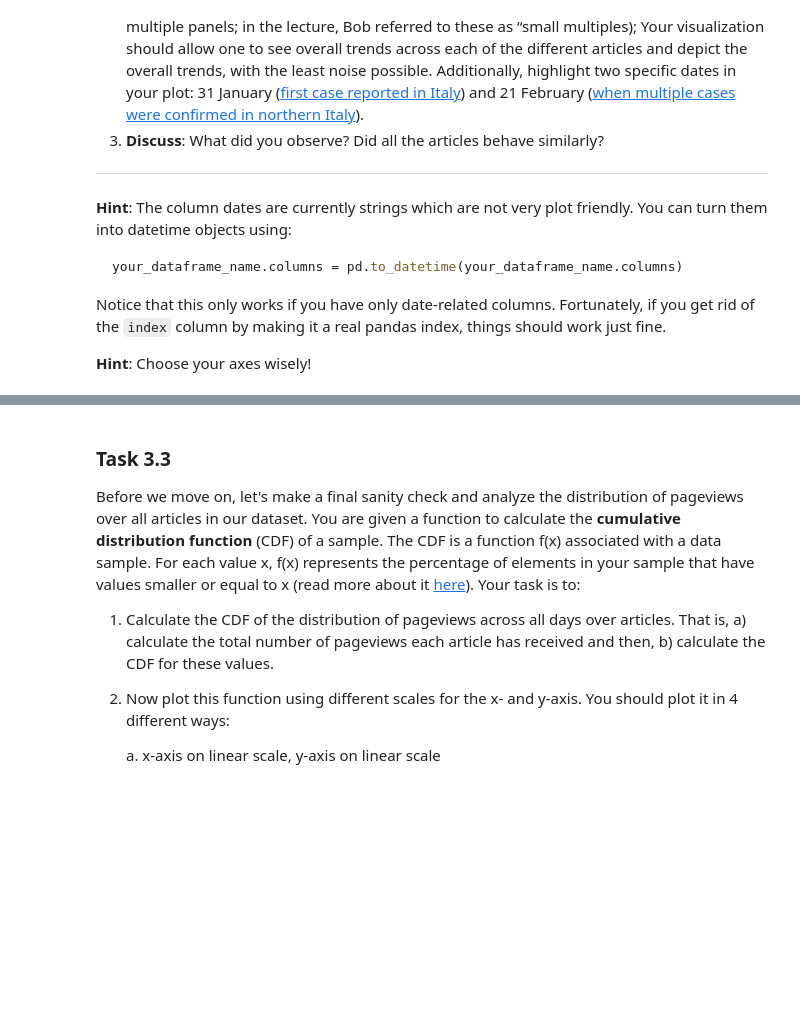
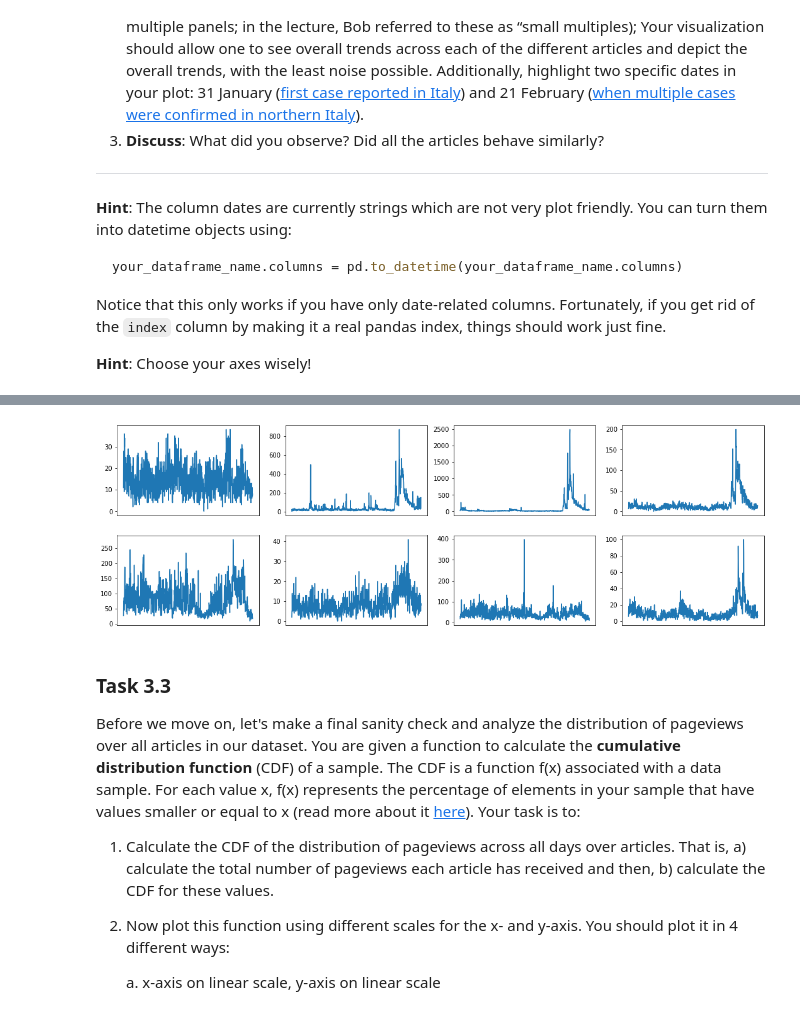
Before and after one commit to epfl-ada/2020, a Jupyter notebook: Homework/01 - Pandas Data Wrangling and Data Viz/hw1.ipynb, the cells around one changed output, grey strips where cells are left out. Cells and saved outputs as stored; diff of their text form; code cells hidden in the pictures; blank space fills up the shorter version.

```diff
--- a/Homework/01 - Pandas Data Wrangling and Data Viz/hw1.ipynb
+++ b/Homework/01 - Pandas Data Wrangling and Data Viz/hw1.ipynb
@@ -129,3 +129,12 @@ import pickle
 
 ### ~ 1.1
 ### Your code here! ###
+
+DATA_FOLDER = 'Data/'
+ARTICLES_DATASET = DATA_FOLDER+"articles.tsv.gz"
+TOPICS_DATASET = DATA_FOLDER+"topics.jsonl.gz"
+MAPPING_DATASET = DATA_FOLDER+"mapping.pickle"
+# %%
+articles = pd.read_csv(ARTICLES_DATASET, compression='gzip', sep='\t', error_bad_lines=False)
+# Line 7 is ignored because it has 945 fields (one more than all the other lines)
+articles.head()
@@ -153,0 +210,8 @@ After understanding what they are, your task is now to filter these lines using
+# %%
+### ~ 2.1
+### Your code here! ###
+
+filtered_articles = articles[~articles['index'].str.contains("Discussione")]
+
+#filtered_articles = articles[articles['index'].apply(lambda x:x not in ["Discussione"])]
+filtered_articles.head(181)
@@ -213,0 +333,7 @@ plt.figure(figsize=(14,3)) # change this if needed
+# %%
+### ~ 3.2.1
+### Your code here! ###
+
+import re
+virus_articles = filtered_articles[(filtered_articles['index'].str.contains("virus", flags=re.IGNORECASE)) & (filtered_articles.sum(axis=1)>=7000)]
+virus_articles
@@ -214,3 +351,26 @@ plt.figure(figsize=(14,3)) # change this if needed
+# %%
+### ~ 3.2.2
+### Your code here! ###
+
+import matplotlib.pyplot as plt
+
+virus_for_plot = virus_articles.drop(columns=['index'])
+virus_for_plot.columns = pd.to_datetime(virus_for_plot.columns)
+
+# Histograms for each article
+# I'm not sure about histograms there is a hint about "small multiples" so I just plotted as in the lecture TO RETHINK
+plt.subplots(2,4,figsize=(15,5))
+plt.tight_layout()
+
+for i in range(0,len(virus_for_plot)):
+    plt.subplot(2, 4, i+1)
+    #plt.ylim(0,2500)
+    # We can't see anything when we have the same y-axis because some pages are less popular than others
+    # but still we have a peak during "march" for every page (maybe) so we plot with different y-axis
+    plt.plot(virus_for_plot.iloc[[i]].transpose())
+    plt.xticks([]) # I don't know how to set the ticks to not "intersect" so I removed for now ...
+# %% [output]
+[figure, added]
 # %%
 ### ~ 3.2.3
 ### Your text here! ###
```
Also changed, not shown: parts of 24 cells of this notebook.
